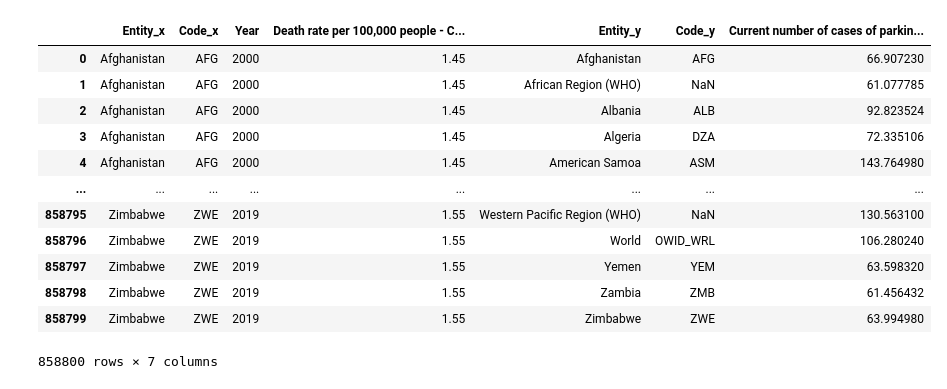
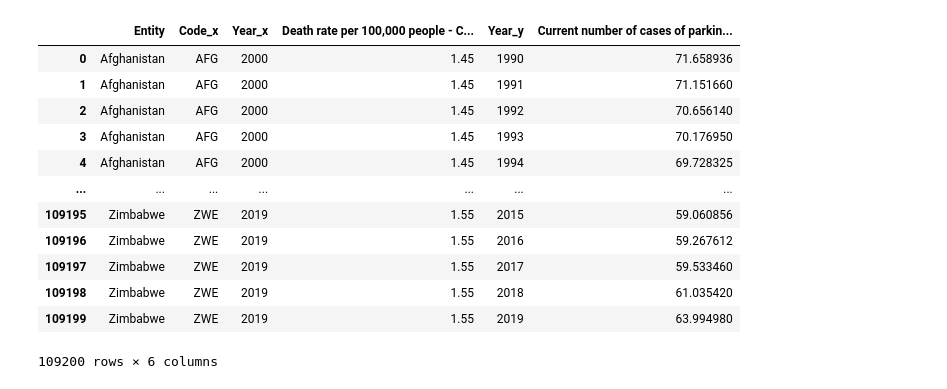
Before and after one commit to louicosta/Parksonianos, a Jupyter notebook: final/analise_parkinson.ipynb, the cells around one changed output. Cells and saved outputs as stored; diff of their text form; code cells hidden in the pictures.

```diff
--- a/final/analise_parkinson.ipynb
+++ b/final/analise_parkinson.ipynb
@@ -6,17 +58,17 @@ import seaborn as sns
 # %%
-df_final = pd.read_csv('base_unificada_parkinson.csv')
+df_final = pd.read_csv('base_analise_parkinson.csv')
 df_final
 # %% [output]
-|  | Entity_x | Code_x | Year | Death rate per 100,000 people - C... | Entity_y | Code_y | Current number of cases of parkin... |
-| 0 | Afghanistan | AFG | 2000 | 1.45 | Afghanistan | AFG | 66.907230 |
-| 1 | Afghanistan | AFG | 2000 | 1.45 | African Region (WHO) | NaN | 61.077785 |
-| 2 | Afghanistan | AFG | 2000 | 1.45 | Albania | ALB | 92.823524 |
-| 3 | Afghanistan | AFG | 2000 | 1.45 | Algeria | DZA | 72.335106 |
-| 4 | Afghanistan | AFG | 2000 | 1.45 | American Samoa | ASM | 143.764980 |
-| ... | ... | ... | ... | ... | ... | ... | ... |
-| 858795 | Zimbabwe | ZWE | 2019 | 1.55 | Western Pacific Region (WHO) | NaN | 130.563100 |
-| 858796 | Zimbabwe | ZWE | 2019 | 1.55 | World | OWID_WRL | 106.280240 |
-| 858797 | Zimbabwe | ZWE | 2019 | 1.55 | Yemen | YEM | 63.598320 |
-| 858798 | Zimbabwe | ZWE | 2019 | 1.55 | Zambia | ZMB | 61.456432 |
-| 858799 | Zimbabwe | ZWE | 2019 | 1.55 | Zimbabwe | ZWE | 63.994980 |
+|  | Entity | Code_x | Year_x | Death rate per 100,000 people - C... | Year_y | Current number of cases of parkin... |
+| 0 | Afghanistan | AFG | 2000 | 1.45 | 1990 | 71.658936 |
+| 1 | Afghanistan | AFG | 2000 | 1.45 | 1991 | 71.151660 |
+| 2 | Afghanistan | AFG | 2000 | 1.45 | 1992 | 70.656140 |
+| 3 | Afghanistan | AFG | 2000 | 1.45 | 1993 | 70.176950 |
+| 4 | Afghanistan | AFG | 2000 | 1.45 | 1994 | 69.728325 |
+| ... | ... | ... | ... | ... | ... | ... |
+| 109195 | Zimbabwe | ZWE | 2019 | 1.55 | 2015 | 59.060856 |
+| 109196 | Zimbabwe | ZWE | 2019 | 1.55 | 2016 | 59.267612 |
+| 109197 | Zimbabwe | ZWE | 2019 | 1.55 | 2017 | 59.533460 |
+| 109198 | Zimbabwe | ZWE | 2019 | 1.55 | 2018 | 61.035420 |
+| 109199 | Zimbabwe | ZWE | 2019 | 1.55 | 2019 | 63.994980 |
-858800 rows × 7 columns
+109200 rows × 6 columns
```
Also changed, not shown: parts of 16 cells of this notebook, 5 other files.
